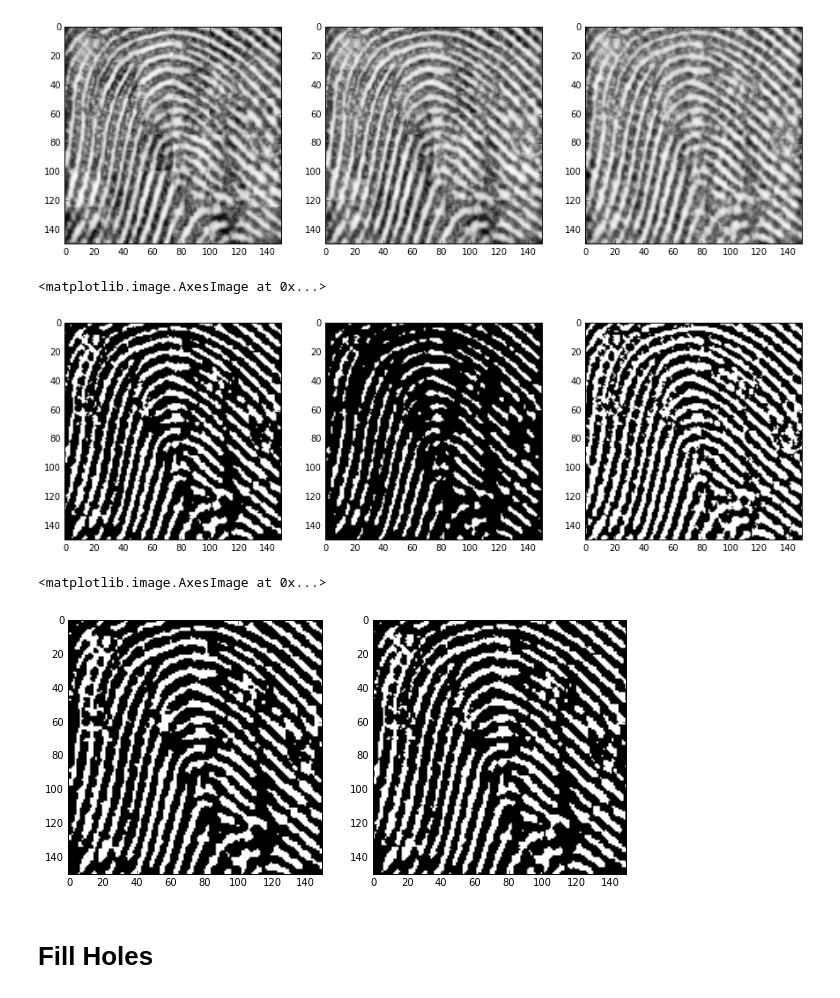
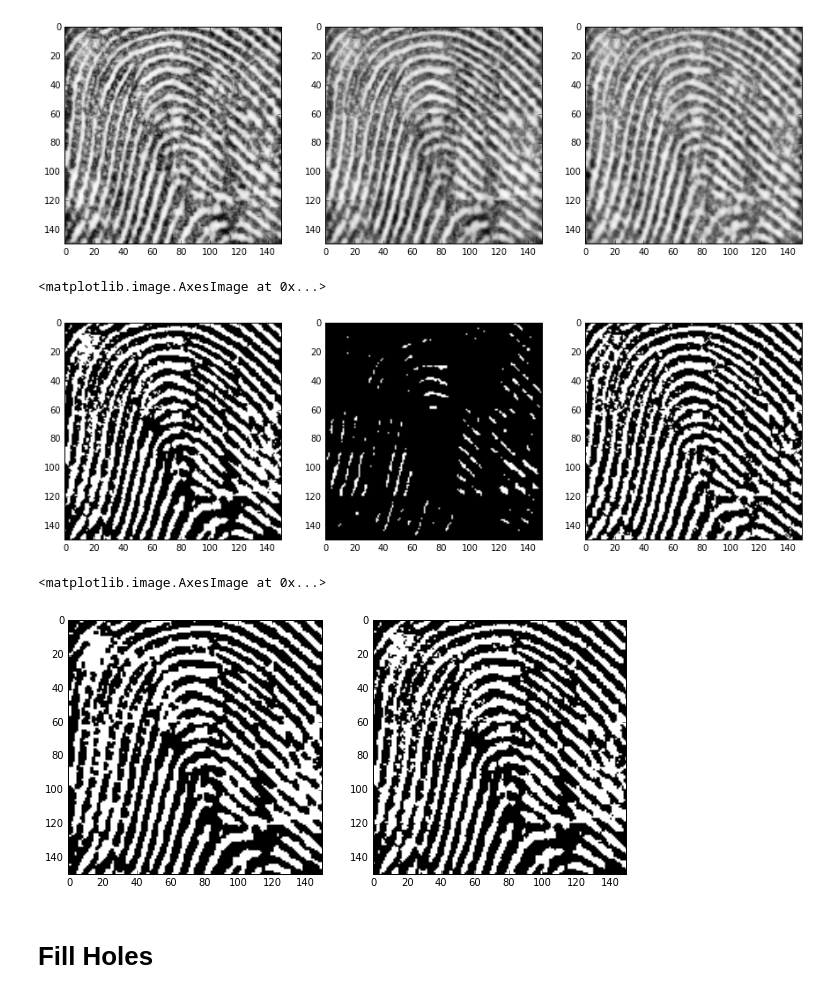
Before and after one commit to danielbicho/PIB, a Jupyter notebook: FingerPrinteRecognition/Notebooks/FingerPrintEnchancement.ipynb, the cells around one changed output. Saved outputs shown, nothing was run; the diff lists cells and outputs as text; code cells hidden in the pictures.

```diff
--- a/FingerPrinteRecognition/Notebooks/FingerPrintEnchancement.ipynb
+++ b/FingerPrinteRecognition/Notebooks/FingerPrintEnchancement.ipynb
@@ -75,17 +75,17 @@ import cv2
 import numpy as np
 from matplotlib import pyplot as plt
 
-img11 = cv2.imread('../fingerprintDB/#1/11.bmp')
-img12 = cv2.imread('../fingerprintDB/#1/12.bmp')
-img13 = cv2.imread('../fingerprintDB/#1/13.bmp')
+img11 = cv2.imread('../../fingerprintDB/#1/11.bmp')
+img12 = cv2.imread('../../fingerprintDB/#1/12.bmp')
+img13 = cv2.imread('../../fingerprintDB/#1/13.bmp')
 
-img21 = cv2.imread('../fingerprintDB/#2/21.bmp')
-img22 = cv2.imread('../fingerprintDB/#2/22.bmp')
-img23 = cv2.imread('../fingerprintDB/#2/23.bmp')
+img21 = cv2.imread('../../fingerprintDB/#2/21.bmp')
+img22 = cv2.imread('../../fingerprintDB/#2/22.bmp')
+img23 = cv2.imread('../../fingerprintDB/#2/23.bmp')
 
-img31 = cv2.imread('../fingerprintDB/#3/31.bmp')
-img32 = cv2.imread('../fingerprintDB/#3/32.bmp')
-img33 = cv2.imread('../fingerprintDB/#3/33.bmp')
+img31 = cv2.imread('../../fingerprintDB/#3/31.bmp')
+img32 = cv2.imread('../../fingerprintDB/#3/32.bmp')
+img33 = cv2.imread('../../fingerprintDB/#3/33.bmp')
 
 plt.figure(figsize=(10,10))
 
@@ -271,8 +260,8 @@ def filter_fft(block, k):
 # %%
 iench_fft_3 = filter_fft(img_pre2, 0.4)
 
-iench_fft_2 = block_process_overlap(img_pre2, 30,15,filter_fft, (0.35,))
-iench_fft_1 = block_process(img_pre2, 25, filter_fft, (0.35,))
+iench_fft_2 = block_process_overlap(img_pre2, 30,0,filter_fft, (0.35,))
+iench_fft_1 = block_process(img_pre2, 25, filter_fft, (0.2222,))
 
 iench_fft_1 *= 255.0/iench_fft_1.max()
 iench_fft_1 = iench_fft_1.astype('uint8')
@@ -298,31 +287,31 @@ plt.imshow(iench_fft_3,cmap='Greys_r')
 # %%
 ##############
 # Corrigir o histograma bloco por block para calcular melhor o threshold
 
 #itest = block_process(iench_fft_1, 25, contrast_streching, ())
 #itest = block_process(iench_fft_3, 25, cv2.equalizeHist, ())
 itest = cv2.equalizeHist(iench_fft_3)
 
 ####
-ret,iench_fft_bin_1 = cv2.threshold(iench_fft_3.astype('uint8'),215,255,cv2.THRESH_BINARY)
+ret,iench_fft_bin_1 = cv2.threshold(iench_fft_2.astype('uint8'),170,255,cv2.THRESH_BINARY)
 
 iench_fft_bin_2 = []
-ret,iench_fft_bin_2 = cv2.threshold(iench_fft_3.astype('uint8'),225,255,cv2.THRESH_BINARY)
+ret,iench_fft_bin_2 = cv2.threshold(iench_fft_2.astype('uint8'),225,255,cv2.THRESH_BINARY)
 
-iench_fft_bin_3 = cv2.adaptiveThreshold(iench_fft_3.astype('uint8'),255,cv2.ADAPTIVE_THRESH_GAUSSIAN_C, cv2.THRESH_BINARY,25,-1)
+iench_fft_bin_3 = cv2.adaptiveThreshold(iench_fft_2.astype('uint8'),255,cv2.ADAPTIVE_THRESH_GAUSSIAN_C, cv2.THRESH_BINARY,25,-1)
 
 plt.figure(figsize=(15,15))
 plt.subplot(131)
 plt.imshow(iench_fft_bin_1,cmap='Greys_r')
 
 plt.subplot(132)
 plt.imshow(iench_fft_bin_2,cmap='Greys_r')
 
 plt.subplot(133)
 plt.imshow(iench_fft_bin_3,cmap='Greys_r')
 # %% [output]
 <matplotlib.image.AxesImage at 0x...>
-[figure, old version]
+[figure, new version]
 # %%
 kernel = cv2.getStructuringElement(cv2.MORPH_RECT,(2,2))
 iench_fft_close = cv2.morphologyEx(iench_fft_bin_1, cv2.MORPH_CLOSE, kernel)
@@ -335,7 +324,7 @@ plt.subplot(122)
 plt.imshow(iench_fft_bin_1,cmap='Greys_r')
 # %% [output]
 <matplotlib.image.AxesImage at 0x...>
-[figure, old version]
+[figure, new version]
 # %% [markdown]
 # Fill Holes
 # %% [markdown]
```
Also changed, not shown: parts of 8 cells of this notebook, 23 other files.
